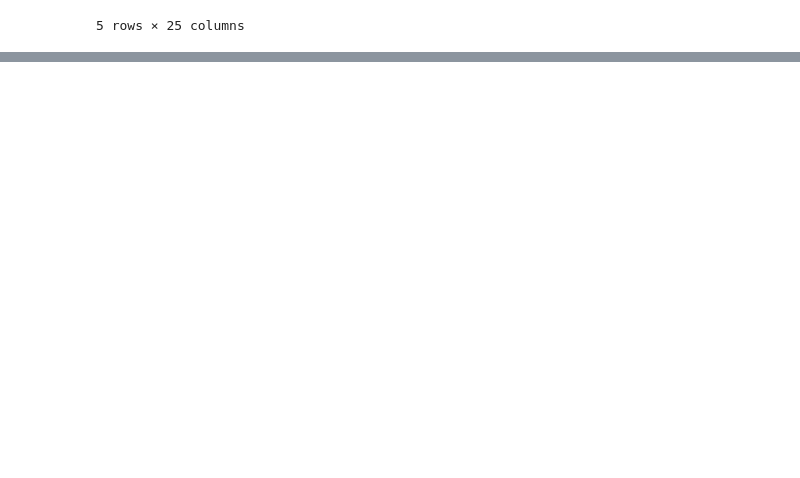
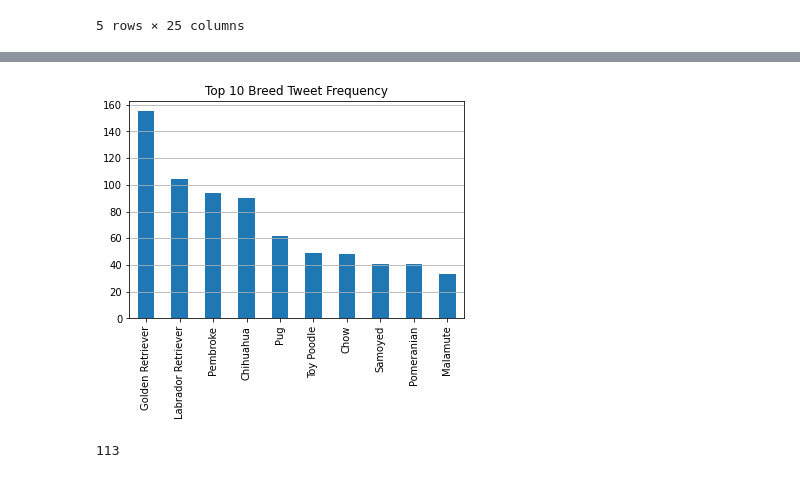
Before and after one commit to sjhaluck/Project-4---Wrangle-and-Analyze-Data, a Jupyter notebook: wrangle_act.ipynb, the cells around one changed output, grey strips where cells are left out. Drawn from its saved outputs; the diff is of its cells as text; code cells hidden in the pictures; blank space fills up the shorter version.

```diff
--- a/wrangle_act.ipynb
+++ b/wrangle_act.ipynb
@@ -950,0 +992,10 @@ tweets_clean.to_csv('twitter_archive_master.csv',index=False)
+# %%
+tweets_act.breed_predict.value_counts().nlargest(10).plot.bar();
+plt.grid(axis='y');
+plt.title('Top 10 Breed Tweet Frequency');
+# %% [output]
+[figure, added]
+# %%
+tweets_act.breed_predict.nunique()
+# %% [output]
+113
```
Also changed, not shown: parts of 18 cells of this notebook, 1 other file.
